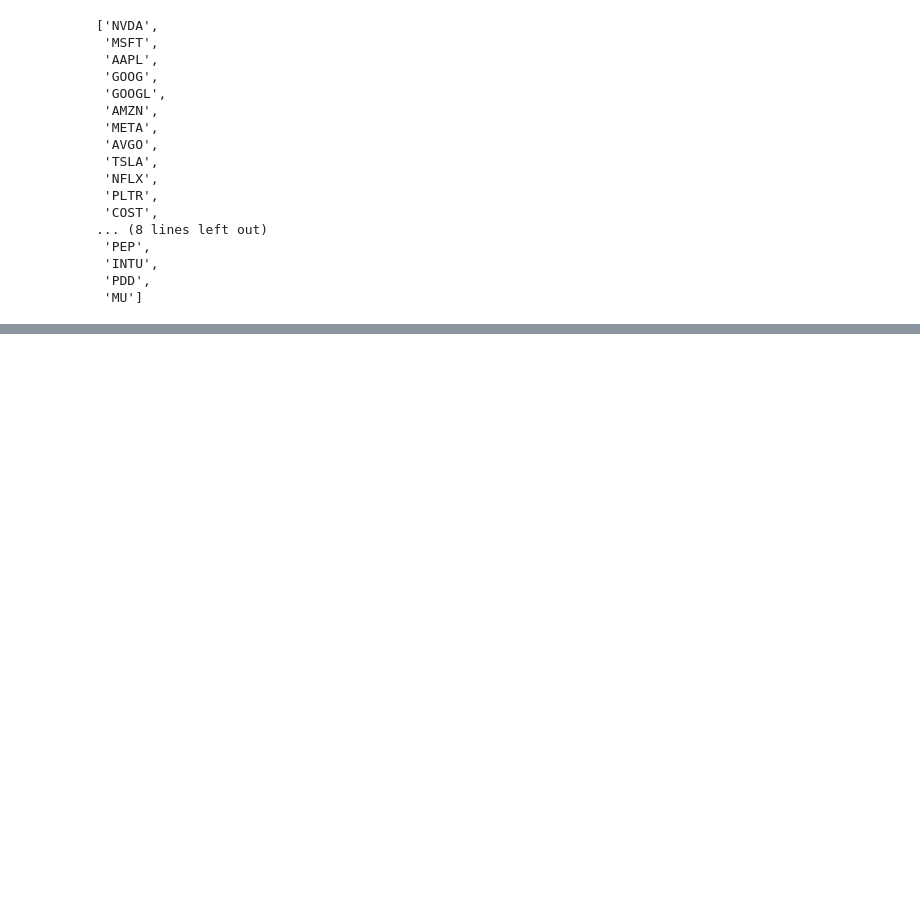
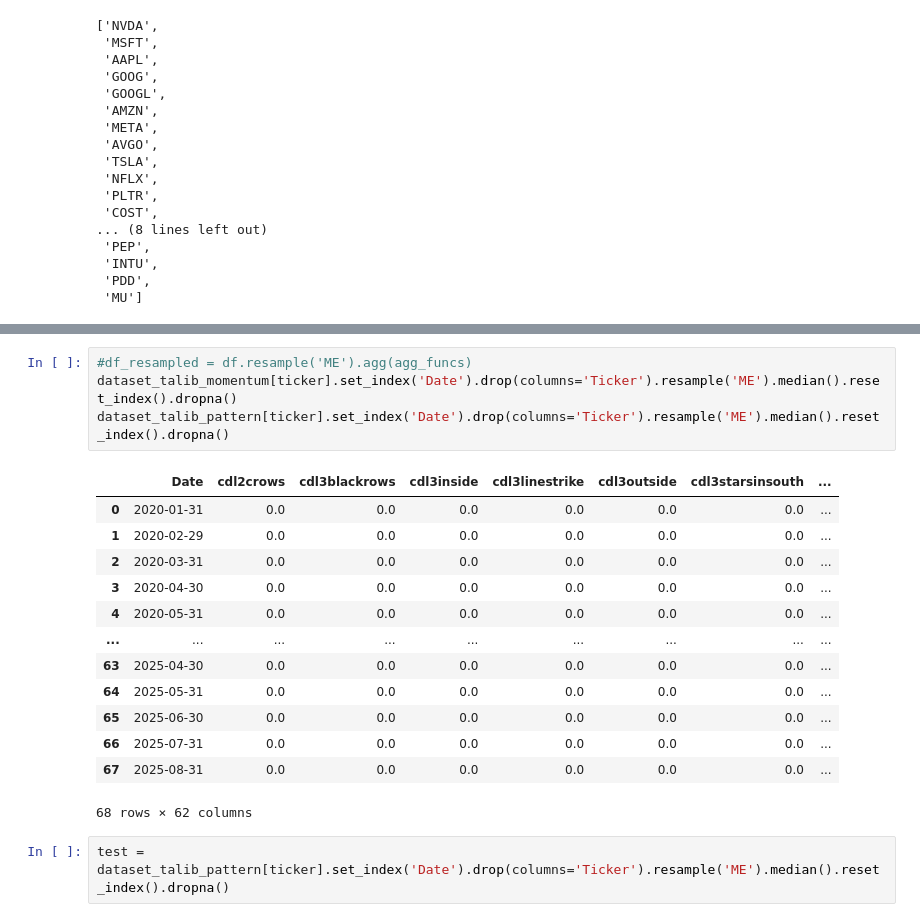
Before and after one commit to terry07/stock-markets-analytics-zoomcamp-project-by-sk, a Jupyter notebook: notebooks/dataset_creation.ipynb, the cells around one changed output, grey strips where cells are left out. Drawn from its saved outputs; the diff is of its cells as text; blank space fills up the shorter version.

```diff
--- a/notebooks/dataset_creation.ipynb
+++ b/notebooks/dataset_creation.ipynb
@@ -231,0 +374,20 @@ Wall time: 4.88 s
+# %%
+#df_resampled = df.resample('ME').agg(agg_funcs)
+dataset_talib_momentum[ticker].set_index('Date').drop(columns='Ticker').resample('ME').median().reset_index().dropna()
+dataset_talib_pattern[ticker].set_index('Date').drop(columns='Ticker').resample('ME').median().reset_index().dropna()
+# %% [output]
+|  | Date | cdl2crows | cdl3blackrows | cdl3inside | cdl3linestrike | cdl3outside | cdl3starsinsouth | ... |
+| 0 | 2020-01-31 | 0.0 | 0.0 | 0.0 | 0.0 | 0.0 | 0.0 | ... |
+| 1 | 2020-02-29 | 0.0 | 0.0 | 0.0 | 0.0 | 0.0 | 0.0 | ... |
+| 2 | 2020-03-31 | 0.0 | 0.0 | 0.0 | 0.0 | 0.0 | 0.0 | ... |
+| 3 | 2020-04-30 | 0.0 | 0.0 | 0.0 | 0.0 | 0.0 | 0.0 | ... |
+| 4 | 2020-05-31 | 0.0 | 0.0 | 0.0 | 0.0 | 0.0 | 0.0 | ... |
+| ... | ... | ... | ... | ... | ... | ... | ... | ... |
+| 63 | 2025-04-30 | 0.0 | 0.0 | 0.0 | 0.0 | 0.0 | 0.0 | ... |
+| 64 | 2025-05-31 | 0.0 | 0.0 | 0.0 | 0.0 | 0.0 | 0.0 | ... |
+| 65 | 2025-06-30 | 0.0 | 0.0 | 0.0 | 0.0 | 0.0 | 0.0 | ... |
+| 66 | 2025-07-31 | 0.0 | 0.0 | 0.0 | 0.0 | 0.0 | 0.0 | ... |
+| 67 | 2025-08-31 | 0.0 | 0.0 | 0.0 | 0.0 | 0.0 | 0.0 | ... |
+68 rows × 62 columns
+# %%
+test = dataset_talib_pattern[ticker].set_index('Date').drop(columns='Ticker').resample('ME').median().reset_index().dropna()
```
Also changed, not shown: parts of 16 cells of this notebook, 1 other file.
